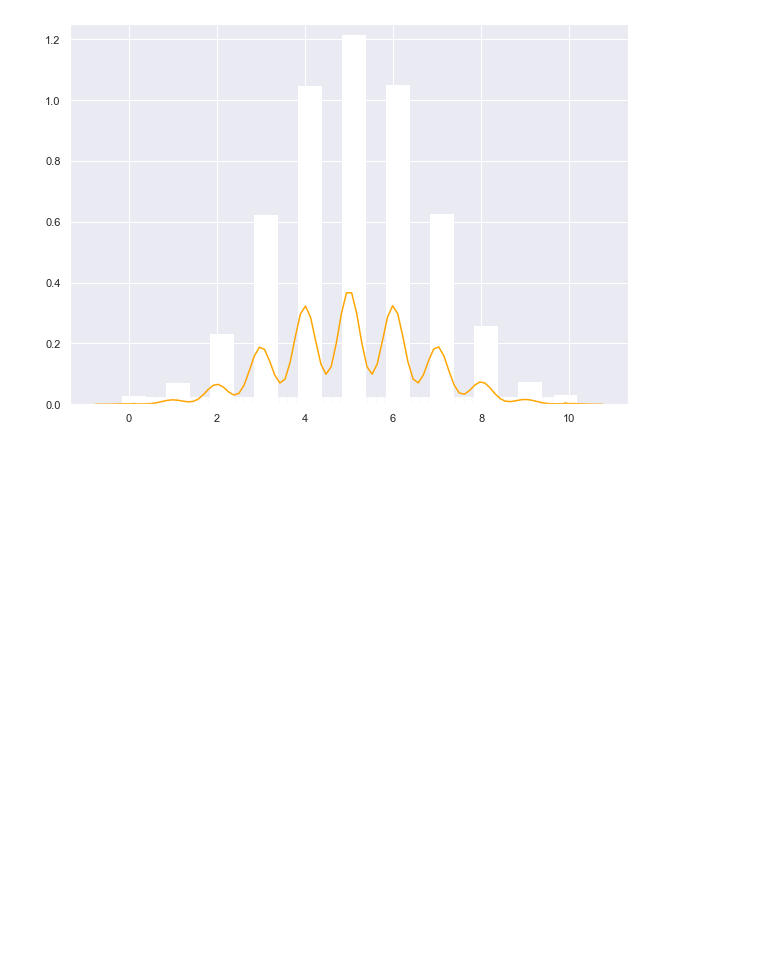
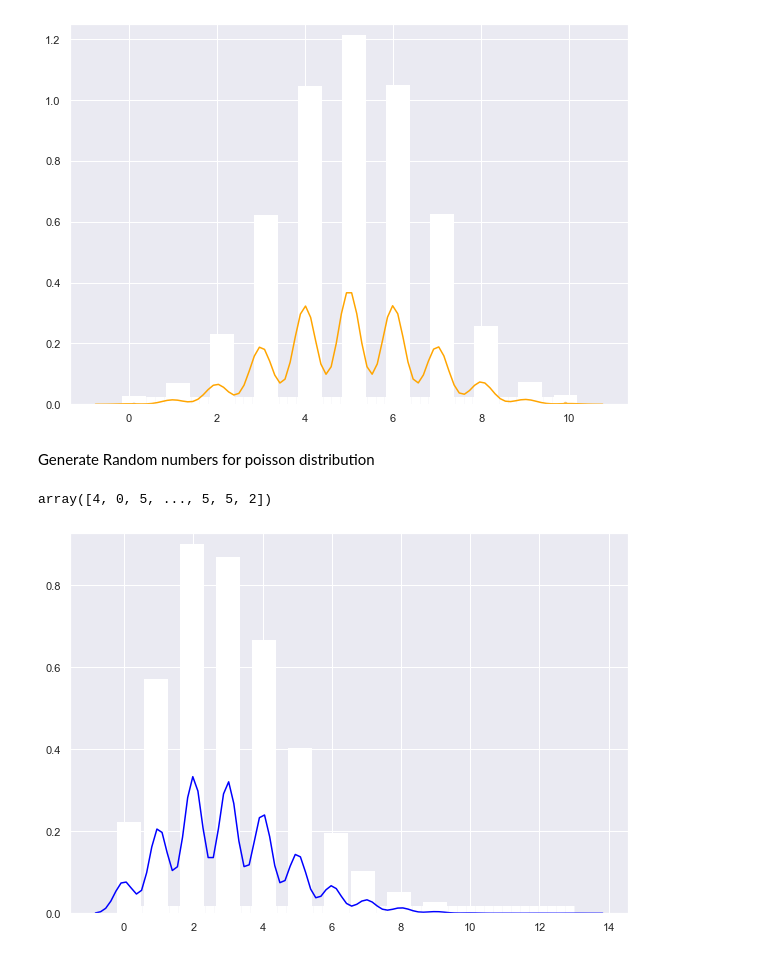
Before and after one commit to muhammad-usman147/StatisticsInPython, a Jupyter notebook: ProbabilityDistributations.ipynb, the cells around one changed output. Cells and saved outputs as stored; diff of their text form; code cells hidden in the pictures; blank space fills up the shorter version.

Commit message:
distributions

```diff
--- a/ProbabilityDistributations.ipynb
+++ b/ProbabilityDistributations.ipynb
@@ -80,3 +80,5 @@ ax = sns.distplot(data_binom,color = 'orange',
                   hist_kws = {"linewidth":15,'alpha':1})
 # %% [output]
 [figure]
+# %% [markdown]
+Generate Random numbers for poisson distribution
@@ -82,0 +87,9 @@ ax = sns.distplot(data_binom,color = 'orange',
+# %%
+data_poisson = poisson.rvs(mu = 3,size = 10000)
+data_poisson
+# %% [output]
+array([4, 0, 5, ..., 5, 5, 2])
+# %%
+ax = sns.distplot(data_poisson,color = 'blue',hist_kws = {'linewidth':15,'alpha':1})
+# %% [output]
+[figure, added]
```
Also changed, not shown: parts of 11 cells of this notebook.
